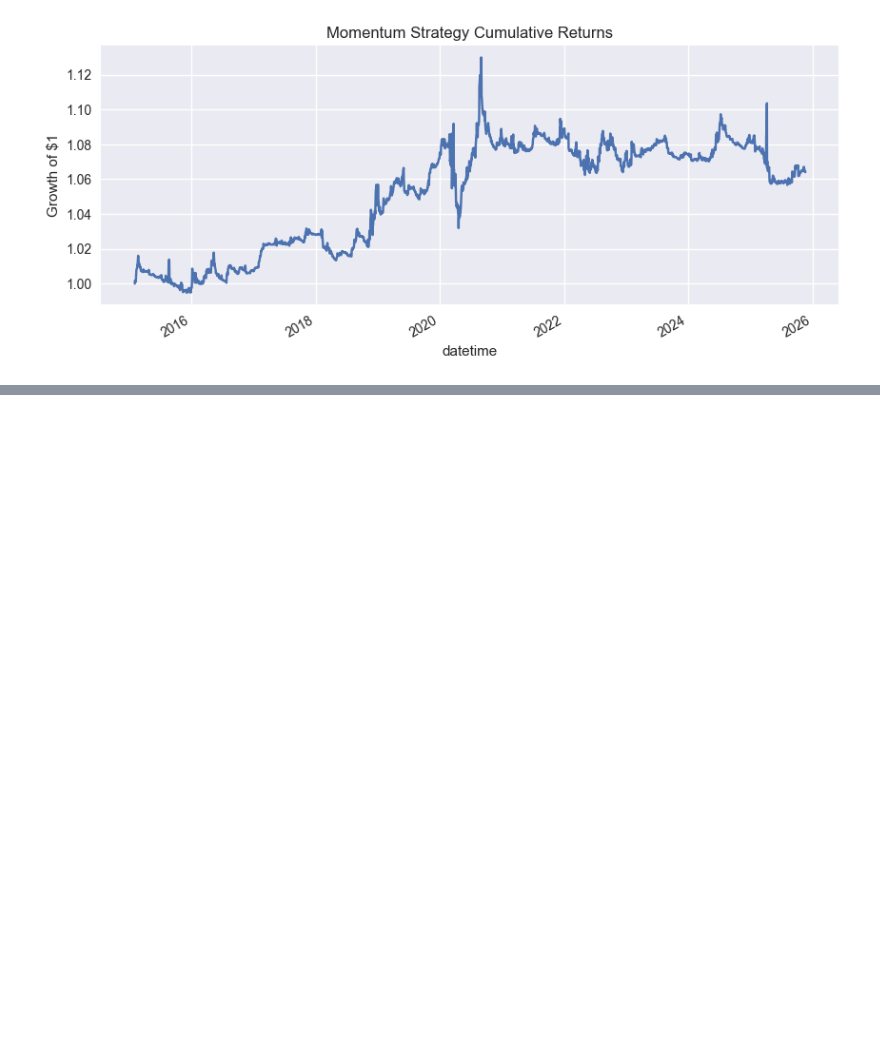
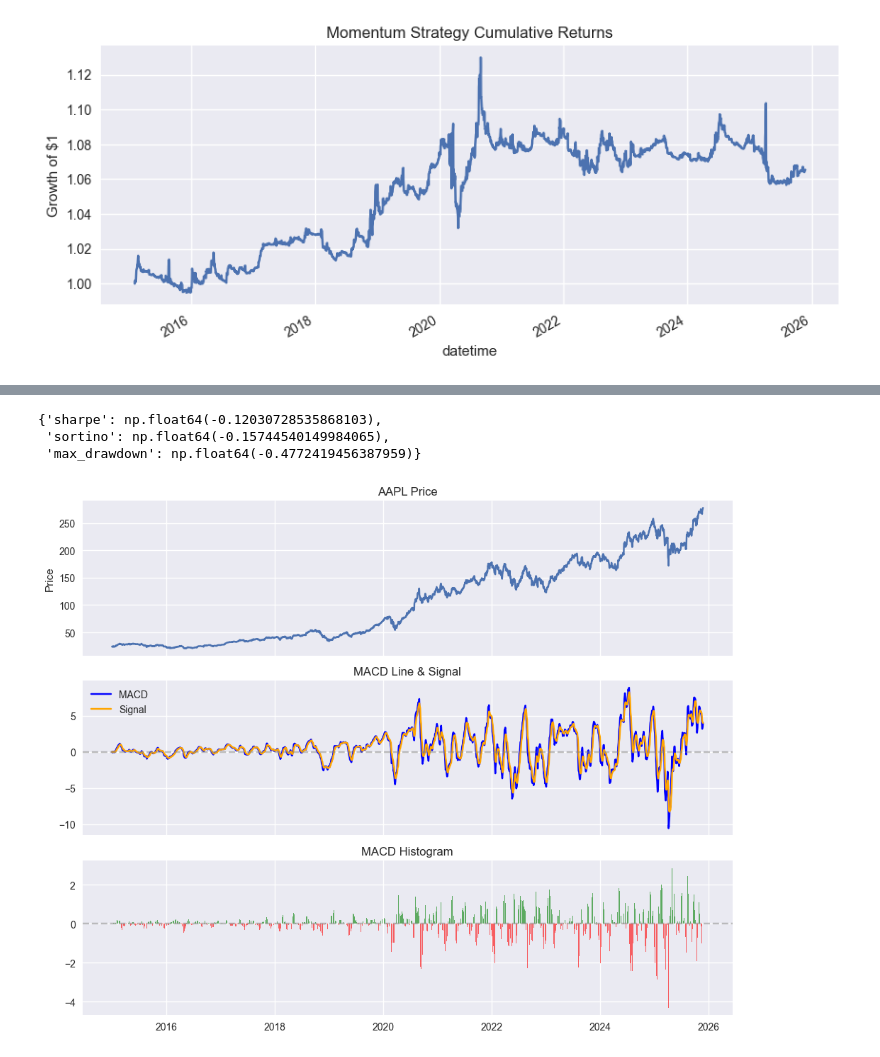
Before and after one commit to jdblackstar/alpha, a Jupyter notebook: research/phase1_basic_factors.ipynb, the cells around one changed output, grey strips where cells are left out. Saved outputs shown, nothing was run; the diff lists cells and outputs as text; code cells hidden in the pictures; blank space fills up the shorter version.

```diff
--- a/research/phase1_basic_factors.ipynb
+++ b/research/phase1_basic_factors.ipynb
@@ -69,0 +147,6 @@ plt.show()
+# %%
+macd = MACD(fast=12, slow=26, signal_period=9)
+macd_result = macd.compute(data)
+
+print(f"MACD params: fast={macd.fast}, slow={macd.slow}, signal={macd.signal_period}")
+macd_result.to_frame().tail()
@@ -69,0 +162,36 @@ plt.show()
+# %%
+bt_macd = Backtester(data["close"])
+macd_rets = bt_macd.run(macd_result.histogram).dropna()
+
+macd_metrics = {
+    "sharpe": sharpe(macd_rets),
+    "sortino": sortino(macd_rets),
+    "max_drawdown": max_drawdown(macd_rets),
+}
+macd_metrics
+# %% [output]
+{'sharpe': np.float64(-0.12030728535868103),
+ 'sortino': np.float64(-0.15744540149984065),
+ 'max_drawdown': np.float64(-0.4772419456387959)}
+# %%
+fig, axes = plt.subplots(3, 1, figsize=(10, 8), sharex=True)
+
+data["close"].plot(ax=axes[0], title="AAPL Price")
+axes[0].set_ylabel("Price")
+
+macd_result.line.plot(ax=axes[1], label="MACD", color="blue")
+macd_result.signal.plot(ax=axes[1], label="Signal", color="orange")
+axes[1].axhline(0, color="gray", linestyle="--", alpha=0.5)
+axes[1].set_title("MACD Line & Signal")
+axes[1].legend()
+
+# Color bars green (positive) or red (negative)
+colors = ["green" if v >= 0 else "red" for v in macd_result.histogram]
+axes[2].bar(macd_result.histogram.index, macd_result.histogram.values, color=colors, alpha=0.6, width=1)
+axes[2].axhline(0, color="gray", linestyle="--", alpha=0.5)
+axes[2].set_title("MACD Histogram")
+
+plt.tight_layout()
+plt.show()
+# %% [output]
+[figure, added]
```
Also changed, not shown: parts of 16 cells of this notebook, 3 other files.
